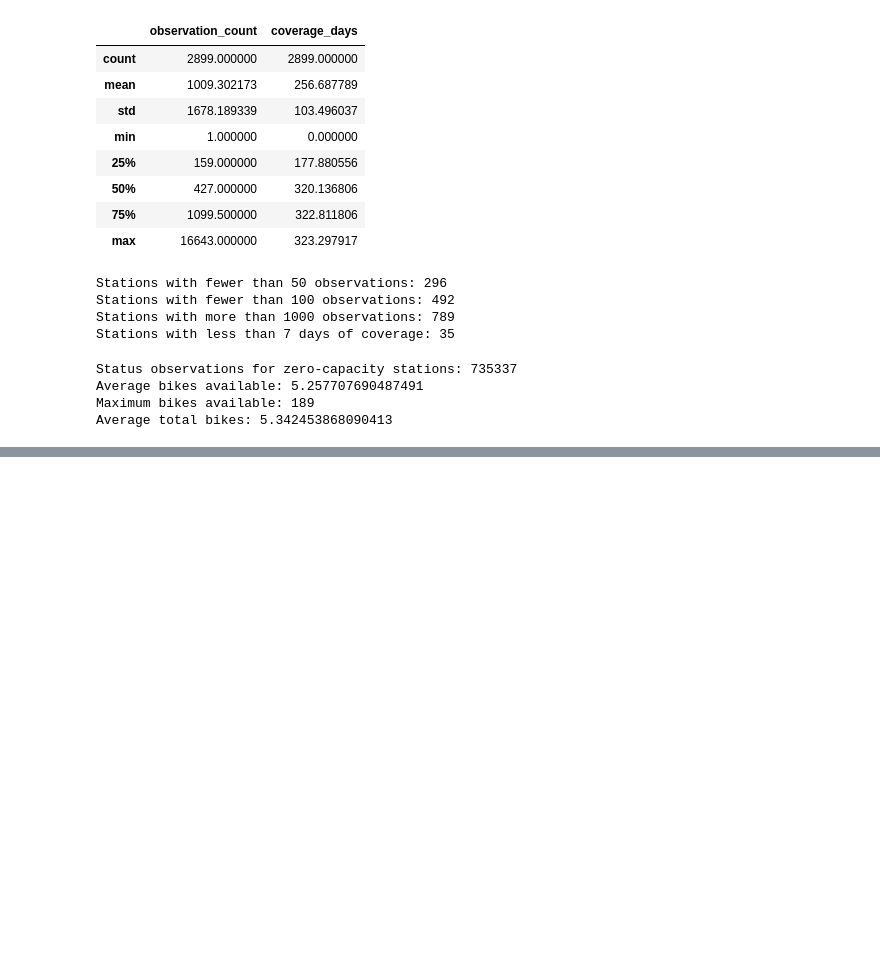
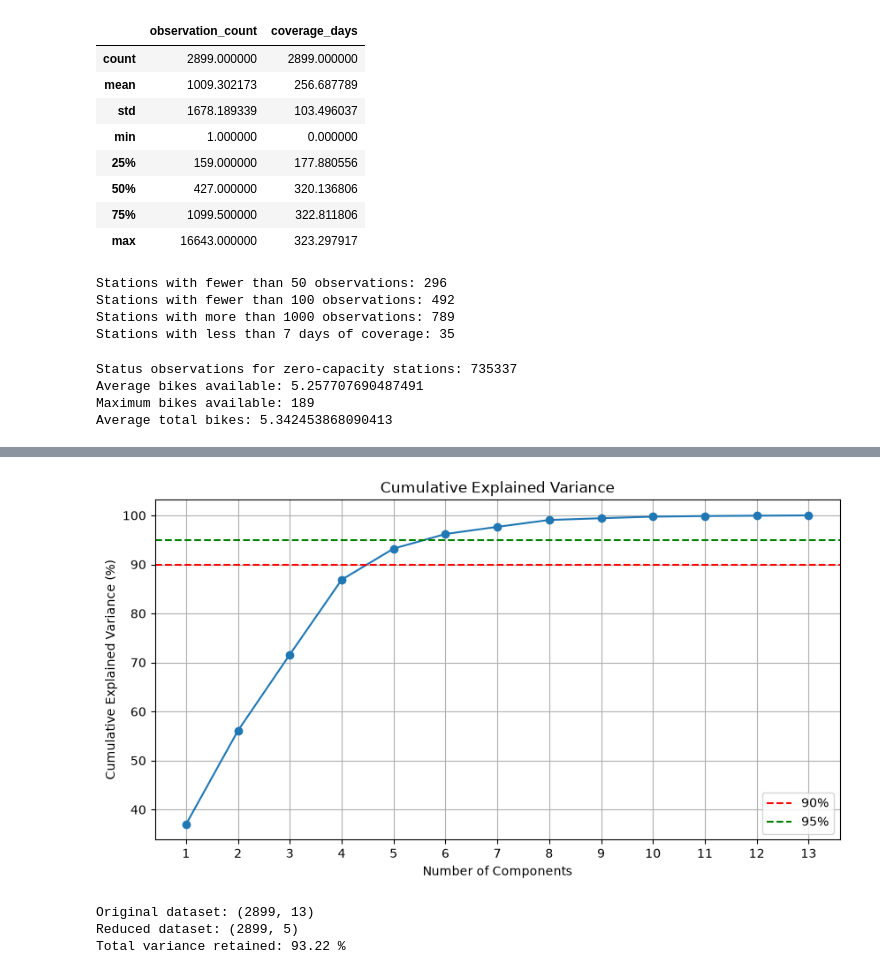
Before and after one commit to haitam-l/Challenge-DASCI, a Jupyter notebook: Notebooks/clustering_trips.ipynb, the cells around one changed output, grey strips where cells are left out. Saved outputs shown, nothing was run; the diff lists cells and outputs as text; code cells hidden in the pictures; blank space fills up the shorter version.

```diff
--- a/Notebooks/clustering_trips.ipynb
+++ b/Notebooks/clustering_trips.ipynb
@@ -1047,0 +1640,40 @@ Each station will have one row in the resulting feature dataset.
+# %%
+plt.figure(figsize=(10, 5))
+
+plt.plot(
+    range(1, len(cumulative_variance) + 1),
+    cumulative_variance * 100,
+    marker="o"
+)
+
+plt.axhline(y=90, color="red", linestyle="--", label="90%")
+plt.axhline(y=95, color="green", linestyle="--", label="95%")
+
+plt.xlabel("Number of Components")
+plt.ylabel("Cumulative Explained Variance (%)")
+plt.title("Cumulative Explained Variance")
+
+plt.xticks(range(1, 14))
+plt.legend()
+plt.grid(True)
+
+plt.show()
+# %% [output]
+[figure, added]
+# %%
+pca_final = PCA(n_components=5)
+
+X_pca_final = pca_final.fit_transform(X_scaled)
+
+print("Original dataset:", X_scaled.shape)
+print("Reduced dataset:", X_pca_final.shape)
+
+print(
+    "Total variance retained:",
+    round(sum(pca_final.explained_variance_ratio_) * 100, 2),
+    "%"
+)
+# %% [output]
+Original dataset: (2899, 13)
+Reduced dataset: (2899, 5)
+Total variance retained: 93.22 %
```
Also changed, not shown: parts of 80 cells of this notebook.
